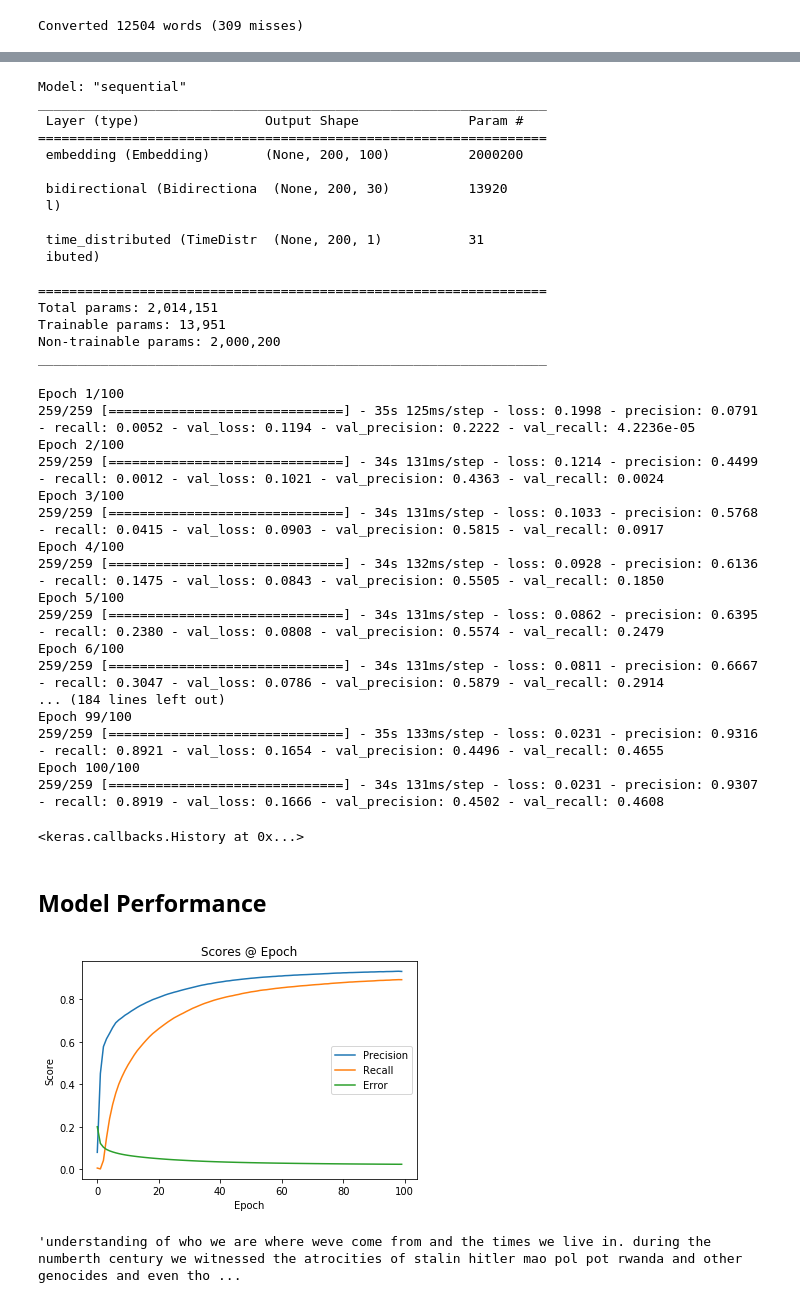
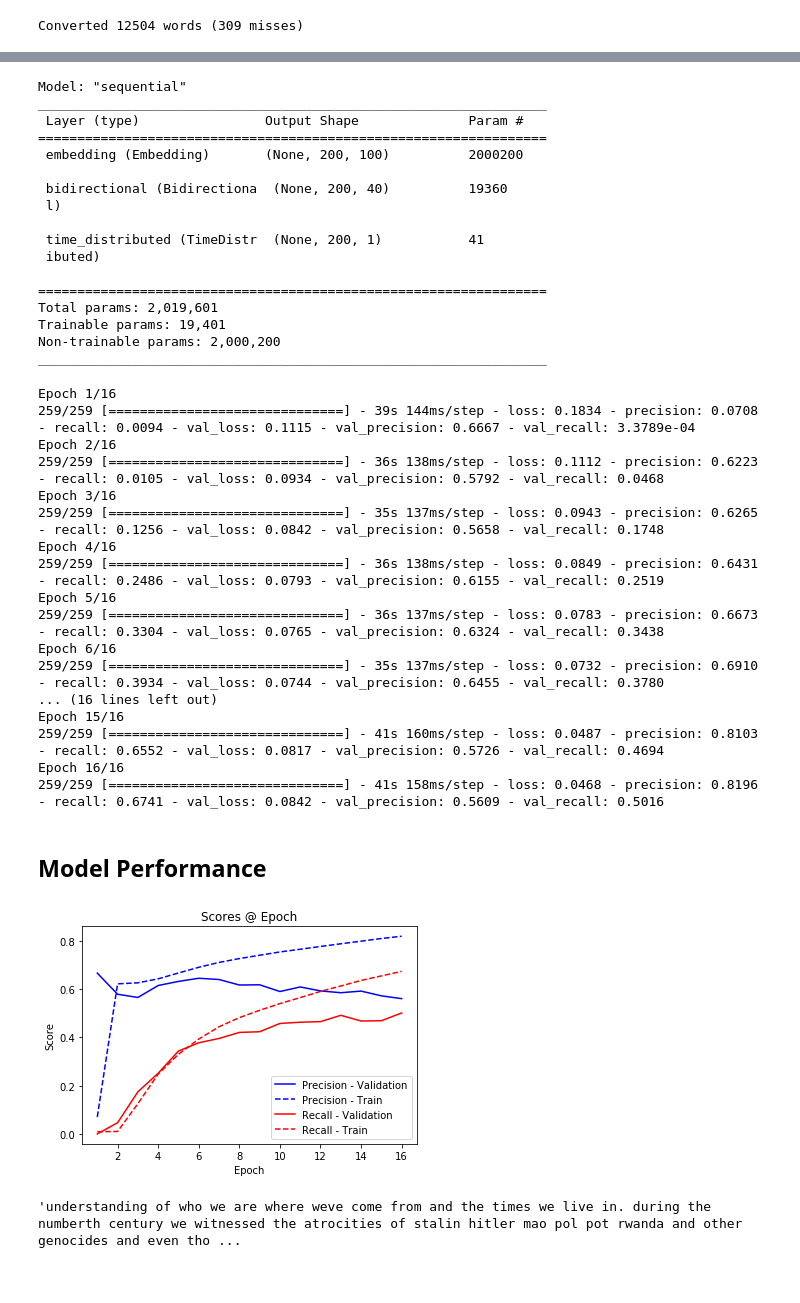
Before and after one commit to Guilherme26/dissertation, a Jupyter notebook: segmenter/segmentatin-model.ipynb, the cells around one changed output, grey strips where cells are left out. Drawn from its saved outputs; the diff is of its cells as text; code cells hidden in the pictures.

Commit message:
adding final baseline model

```diff
--- a/segmenter/segmentatin-model.ipynb
+++ b/segmenter/segmentatin-model.ipynb
@@ -169,7 +172,7 @@ model.add(
 model.add(
     Bidirectional(
         LSTM(
-            units=15,
+            units=20,
             return_sequences=True
         )
     )
@@ -198,53 +201,61 @@ _________________________________________________________________
 =================================================================
  embedding (Embedding)       (None, 200, 100)          2000200
 
- bidirectional (Bidirectiona  (None, 200, 30)          13920
+ bidirectional (Bidirectiona  (None, 200, 40)          19360
  l)
 
- time_distributed (TimeDistr  (None, 200, 1)           31
+ time_distributed (TimeDistr  (None, 200, 1)           41
  ibuted)
 
 =================================================================
-Total params: 2,014,151
-Trainable params: 13,951
+Total params: 2,019,601
+Trainable params: 19,401
 Non-trainable params: 2,000,200
 _________________________________________________________________
+# %%
+N_EPOCHS = 16
 # %%
 X_train = vectorizer(X_train)
-model.fit(X_train, Y_train, batch_size=256, epochs=100, validation_split=0.1)
+history = model.fit(
+    X_train,
+    Y_train,
+    batch_size=256,
+    epochs=N_EPOCHS,
+    validation_split=0.1
+)
 # %% [output]
-Epoch 1/100
-259/259 [==============================] - 35s 125ms/step - loss: 0.1998 - precision: 0.0791 - recall: 0.0052 - val_loss: 0.1194 - val_precision: 0.2222 - val_recall: 4.2236e-05
-Epoch 2/100
-259/259 [==============================] - 34s 131ms/step - loss: 0.1214 - precision: 0.4499 - recall: 0.0012 - val_loss: 0.1021 - val_precision: 0.4363 - val_recall: 0.0024
-Epoch 3/100
-259/259 [==============================] - 34s 131ms/step - loss: 0.1033 - precision: 0.5768 - recall: 0.0415 - val_loss: 0.0903 - val_precision: 0.5815 - val_recall: 0.0917
-Epoch 4/100
-259/259 [==============================] - 34s 132ms/step - loss: 0.0928 - precision: 0.6136 - recall: 0.1475 - val_loss: 0.0843 - val_precision: 0.5505 - val_recall: 0.1850
-Epoch 5/100
-259/259 [==============================] - 34s 131ms/step - loss: 0.0862 - precision: 0.6395 - recall: 0.2380 - val_loss: 0.0808 - val_precision: 0.5574 - val_recall: 0.2479
-Epoch 6/100
-259/259 [==============================] - 34s 131ms/step - loss: 0.0811 - precision: 0.6667 - recall: 0.3047 - val_loss: 0.0786 - val_precision: 0.5879 - val_recall: 0.2914
-... (184 lines left out)
-Epoch 99/100
-259/259 [==============================] - 35s 133ms/step - loss: 0.0231 - precision: 0.9316 - recall: 0.8921 - val_loss: 0.1654 - val_precision: 0.4496 - val_recall: 0.4655
-Epoch 100/100
-259/259 [==============================] - 34s 131ms/step - loss: 0.0231 - precision: 0.9307 - recall: 0.8919 - val_loss: 0.1666 - val_precision: 0.4502 - val_recall: 0.4608
+Epoch 1/16
+259/259 [==============================] - 39s 144ms/step - loss: 0.1834 - precision: 0.0708 - recall: 0.0094 - val_loss: 0.1115 - val_precision: 0.6667 - val_recall: 3.3789e-04
+Epoch 2/16
+259/259 [==============================] - 36s 138ms/step - loss: 0.1112 - precision: 0.6223 - recall: 0.0105 - val_loss: 0.0934 - val_precision: 0.5792 - val_recall: 0.0468
+Epoch 3/16
+259/259 [==============================] - 35s 137ms/step - loss: 0.0943 - precision: 0.6265 - recall: 0.1256 - val_loss: 0.0842 - val_precision: 0.5658 - val_recall: 0.1748
+Epoch 4/16
+259/259 [==============================] - 36s 138ms/step - loss: 0.0849 - precision: 0.6431 - recall: 0.2486 - val_loss: 0.0793 - val_precision: 0.6155 - val_recall: 0.2519
+Epoch 5/16
+259/259 [==============================] - 36s 137ms/step - loss: 0.0783 - precision: 0.6673 - recall: 0.3304 - val_loss: 0.0765 - val_precision: 0.6324 - val_recall: 0.3438
+Epoch 6/16
+259/259 [==============================] - 35s 137ms/step - loss: 0.0732 - precision: 0.6910 - recall: 0.3934 - val_loss: 0.0744 - val_precision: 0.6455 - val_recall: 0.3780
+... (16 lines left out)
+Epoch 15/16
+259/259 [==============================] - 41s 160ms/step - loss: 0.0487 - precision: 0.8103 - recall: 0.6552 - val_loss: 0.0817 - val_precision: 0.5726 - val_recall: 0.4694
+Epoch 16/16
+259/259 [==============================] - 41s 158ms/step - loss: 0.0468 - precision: 0.8196 - recall: 0.6741 - val_loss: 0.0842 - val_precision: 0.5609 - val_recall: 0.5016
-<keras.callbacks.History at 0x...>
 # %% [markdown]
 ## Model Performance
 # %%
-plt.plot(range(100), model.history.history["precision"], label="Precision")
-plt.plot(range(100), model.history.history["recall"], label="Recall")
-plt.plot(range(100), model.history.history["loss"], label="Error")
+plt.plot(range(1, N_EPOCHS+1), history.history["val_precision"], label="Precision - Validation", color="blue")
+plt.plot(range(1, N_EPOCHS+1), history.history["precision"], label="Precision - Train", color="blue", linestyle="--")
+plt.plot(range(1, N_EPOCHS+1), history.history["val_recall"], label="Recall - Validation", color="red")
+plt.plot(range(1, N_EPOCHS+1), history.history["recall"], label="Recall - Train", color="red", linestyle="--")
 
 plt.legend()
 plt.title("Scores @ Epoch")
 plt.xlabel("Epoch")
 plt.ylabel("Score")
 plt.show()
 # %% [output]
-[figure, old version]
+[figure, new version]
 # %%
 X_test[0]
 # %% [output]
```
Also changed, not shown: parts of 13 cells of this notebook.
